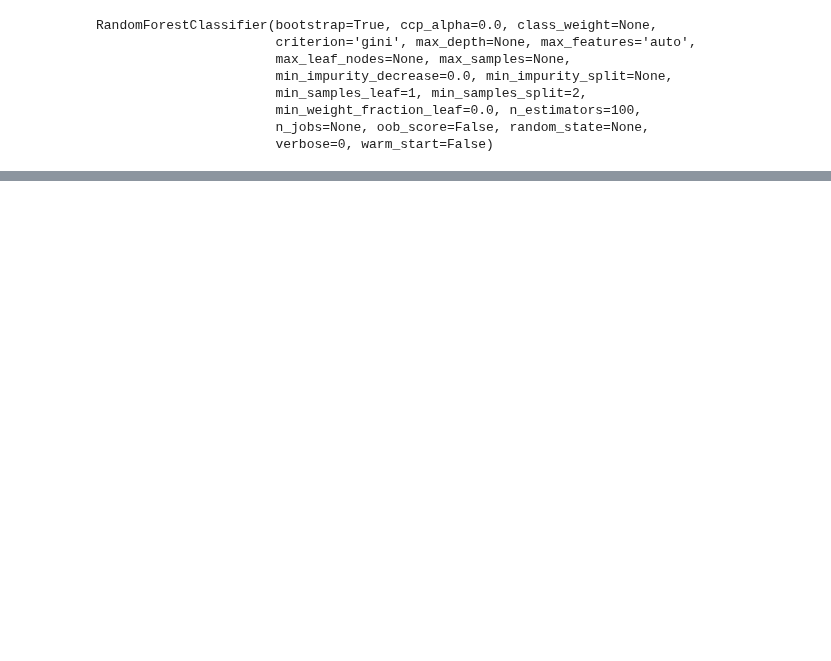
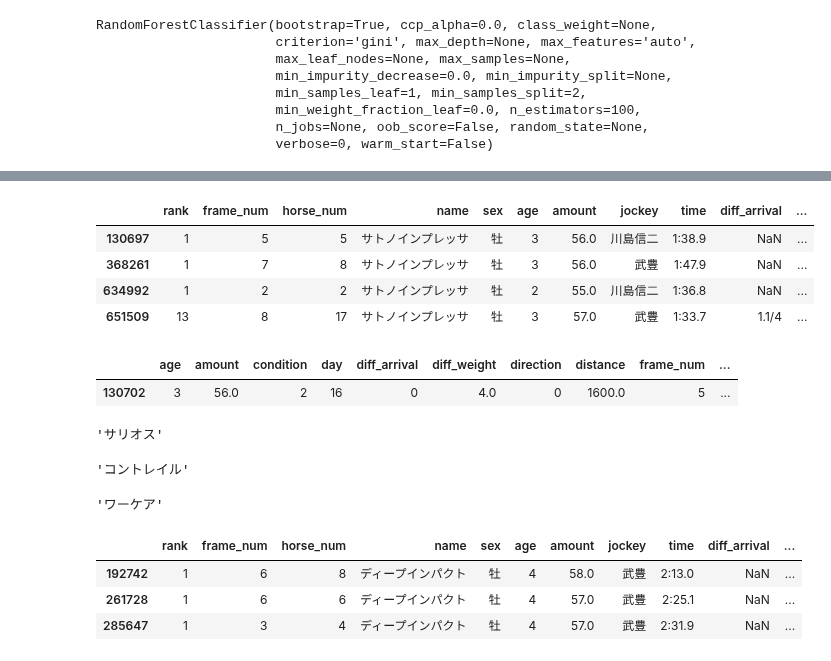
Before and after one commit to TokyoYoshida/GoogleColab, a Jupyter notebook: ディープラーニング用競馬データ作成_and_ランダムフォレスト_競馬予想_random_forest_keiba20200528.ipynb, the cells around one changed output, grey strips where cells are left out. Saved outputs shown, nothing was run; the diff lists cells and outputs as text; code cells hidden in the pictures; blank space fills up the shorter version.

```diff
--- a/ディープラーニング用競馬データ作成_and_ランダムフォレスト_競馬予想_random_forest_keiba20200528.ipynb
+++ b/ディープラーニング用競馬データ作成_and_ランダムフォレスト_競馬予想_random_forest_keiba20200528.ipynb
@@ -526,0 +490,13 @@ KeyError: ignored
+# %%
+odat.query("name == 'サトノインプレッサ'")
+# %% [output]
+|  | rank | frame_num | horse_num | name | sex | age | amount | jockey | time | diff_arrival | ... |
+| 130697 | 1 | 5 | 5 | サトノインプレッサ | 牡 | 3 | 56.0 | 川島信二 | 1:38.9 | NaN | ... |
+| 368261 | 1 | 7 | 8 | サトノインプレッサ | 牡 | 3 | 56.0 | 武豊 | 1:47.9 | NaN | ... |
+| 634992 | 1 | 2 | 2 | サトノインプレッサ | 牡 | 2 | 55.0 | 川島信二 | 1:36.8 | NaN | ... |
+| 651509 | 13 | 8 | 17 | サトノインプレッサ | 牡 | 3 | 57.0 | 武豊 | 1:33.7 | 1.1/4 | ... |
+# %%
+old.query("ymd == 20200216 and horse_num == 5 and full_path == 'html/202008020609.html'")
+# %% [output]
+|  | age | amount | condition | day | diff_arrival | diff_weight | direction | distance | frame_num | ... |
+| 130702 | 3 | 56.0 | 2 | 16 | 0 | 4.0 | 0 | 1600.0 | 5 | ... |
@@ -526,0 +507,19 @@ KeyError: ignored
+# %%
+name[40319]
+# %% [output]
+'サリオス'
+# %%
+name[40318]
+# %% [output]
+'コントレイル'
+# %%
+name[43323]
+# %% [output]
+'ワーケア'
+# %%
+odat.query("name == 'ディープインパクト'")
+# %% [output]
+|  | rank | frame_num | horse_num | name | sex | age | amount | jockey | time | diff_arrival | ... |
+| 192742 | 1 | 6 | 8 | ディープインパクト | 牡 | 4 | 58.0 | 武豊 | 2:13.0 | NaN | ... |
+| 261728 | 1 | 6 | 6 | ディープインパクト | 牡 | 4 | 57.0 | 武豊 | 2:25.1 | NaN | ... |
+| 285647 | 1 | 3 | 4 | ディープインパクト | 牡 | 4 | 57.0 | 武豊 | 2:31.9 | NaN | ... |
```
Also changed, not shown: parts of 35 cells of this notebook.
